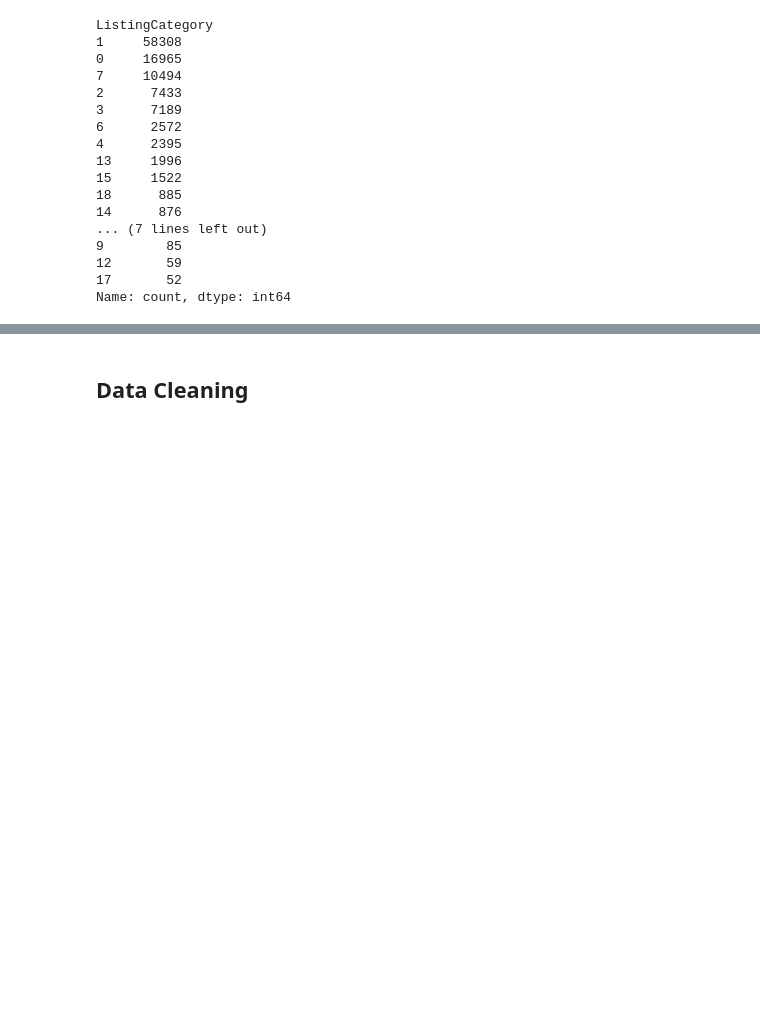
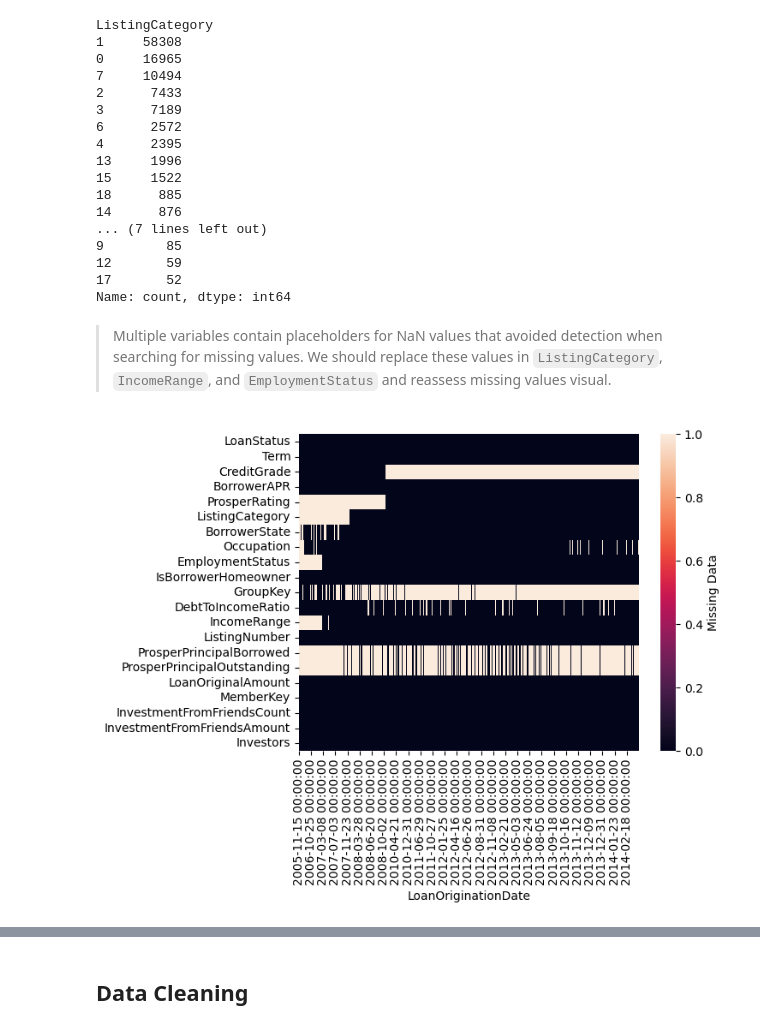
Before and after one commit to tristenwallace/prosper_loan_data_analysis, a Jupyter notebook: src/loan_analysis_explore.ipynb, the cells around one changed output, grey strips where cells are left out. Saved outputs shown, nothing was run; the diff lists cells and outputs as text; code cells hidden in the pictures; blank space fills up the shorter version.

Commit message:
assess: Review missing data
Placeholders were used in several varaibles which hid NaN values. These
variables were reassessed and will be dealt with in cleaning stage.

```diff
--- a/src/loan_analysis_explore.ipynb
+++ b/src/loan_analysis_explore.ipynb
@@ -275,6 +258,19 @@ ListingCategory
 12       59
 17       52
 Name: count, dtype: int64
+# %% [markdown]
+> Multiple variables contain placeholders for NaN values that avoided detection when searching for missing values. We should replace these values in `ListingCategory`, `IncomeRange`, and `EmploymentStatus` and reassess missing values visual.
+# %%
+# Replace placeholders with NaN values
+df_sub.ListingCategory = df_sub.ListingCategory.replace({0:np.nan})
+df_sub.IncomeRange = df_sub.IncomeRange.replace({'Not displayed':np.nan})
+df_sub.EmploymentStatus = df_sub.EmploymentStatus.replace({'Not available':np.nan})
+
+# Visualize missing values
+sns.heatmap(df_sub.set_index('LoanOriginationDate').sort_index().isna().transpose(),
+            cbar_kws={'label':'Missing Data'});
+# %% [output]
+[figure, added]
 # %% [markdown]
 > After assessing our variables of interest it's clear that we have several cleaning tasks to perform:
 
```
Also changed, not shown: parts of 3 cells of this notebook.
